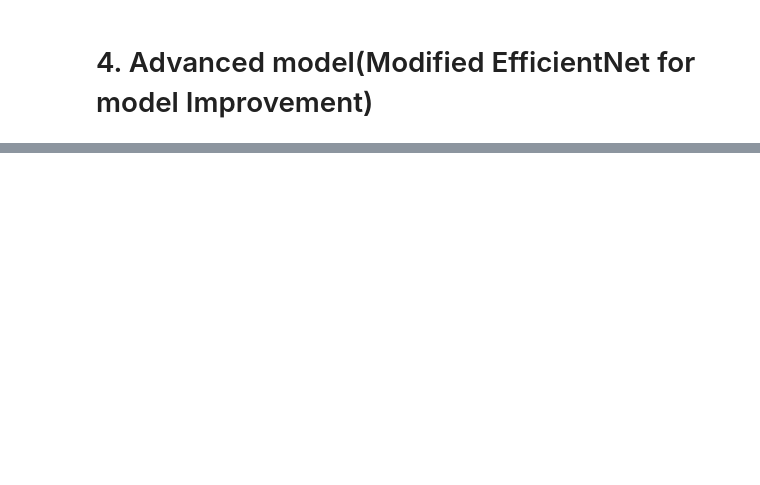
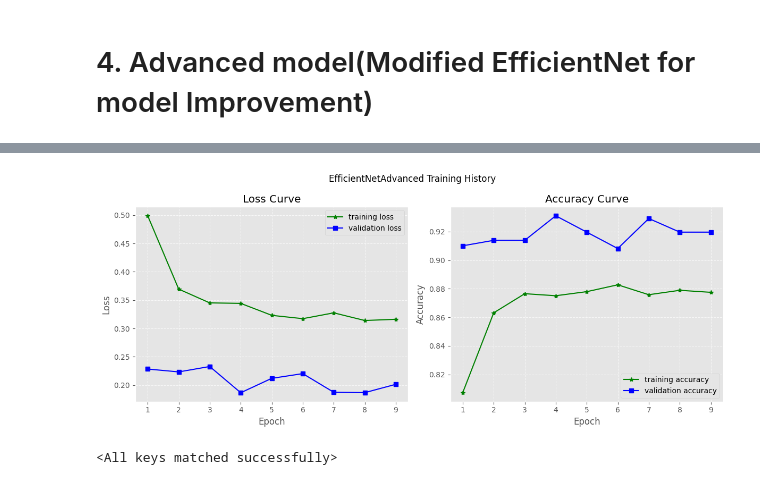
Before and after one commit to DangCongKhai/xray_chest_classification, a Jupyter notebook: main.ipynb, the cells around one changed output, grey strips where cells are left out. Saved outputs shown, nothing was run; the diff lists cells and outputs as text; code cells hidden in the pictures; blank space fills up the shorter version.

Commit message:
feat: run notebook for Advanced Efficient Net

```diff
--- a/main.ipynb
+++ b/main.ipynb
@@ -114,0 +149,3 @@ for i in range(9):
+# %%
+model = EfficientAdvanced(num_classes=len(CLASSES))
+torchsummary.summary(model, (3, 224, 224), batch_size=32)
@@ -114,0 +197,38 @@ for i in range(9):
+# %%
+print(
+    f"Training configuration for stage 1: LR = {LR_STAGE_1}, EPOCHS = {EPOCHS_STAGE_1}"
+)
+
+for epoch in range(EPOCHS_STAGE_1):
+    # # Train
+    train_loss, train_acc = train_one_epoch(
+        model, train_loader, criterion, optimizer, DEVICE
+    )
+
+    # Evaluate
+    valid_loss, valid_acc = evaluate(
+        model, val_loader, criterion, DEVICE
+    )
+
+    print(
+        f"[{epoch + 1}/{EPOCHS_STAGE_1}] train_acc: {train_acc:.4f} - train_loss: {train_loss:.4f} - valid_acc: {valid_acc:.4f} - valid_loss: {valid_loss:.4f}"
+    )
+    # Record metrics
+    history["train_losses"].append(train_loss)
+    history["val_losses"].append(valid_loss)
+    history["train_accuracy"].append(train_acc)
+    history["val_accuracy"].append(valid_acc)
+
+    should_stop, best_score, best_epoch = early_stopping.should_stop(
+        model, optimizer=optimizer, epoch=epoch, score=valid_acc
+    )
+    if should_stop:
+        print(f"Early stopping: Stop at epoch: {epoch + 1} - Best epoch: {best_epoch} - Best score: {best_score}")
+        break
+
+    history["best_accuracy"] = best_score
+    history["best_epoch"] = best_epoch
+
+    print(
+        f"\t- [current best] epoch: {history['best_epoch']} - acc: {history['best_accuracy']:.4f}\n"
+    )
@@ -114,0 +258,10 @@ for i in range(9):
+# %%
+plot_history(history, f"{MODEL_NAME} Training History")
+# %% [output]
+[figure, added]
+# %%
+# Load the model again
+checkpoint = torch.load(MODEL_SAVED_PATH)
+model.load_state_dict(checkpoint["state_dict"])
+# %% [output]
+<All keys matched successfully>
```
Also changed, not shown: parts of 28 cells of this notebook.
